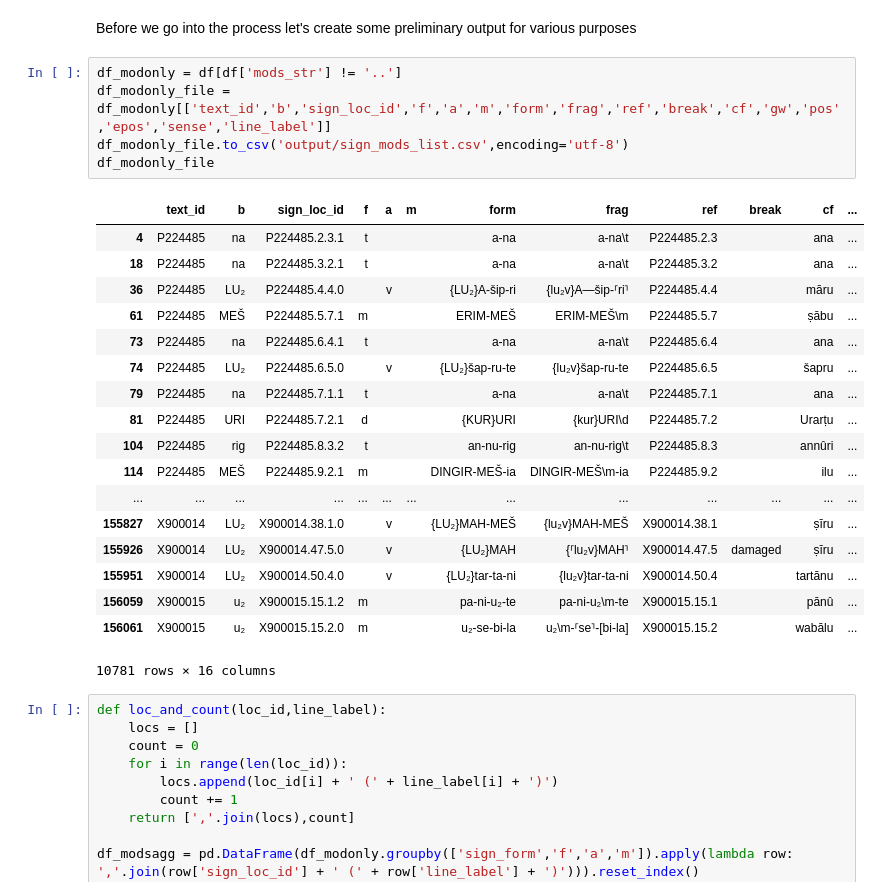
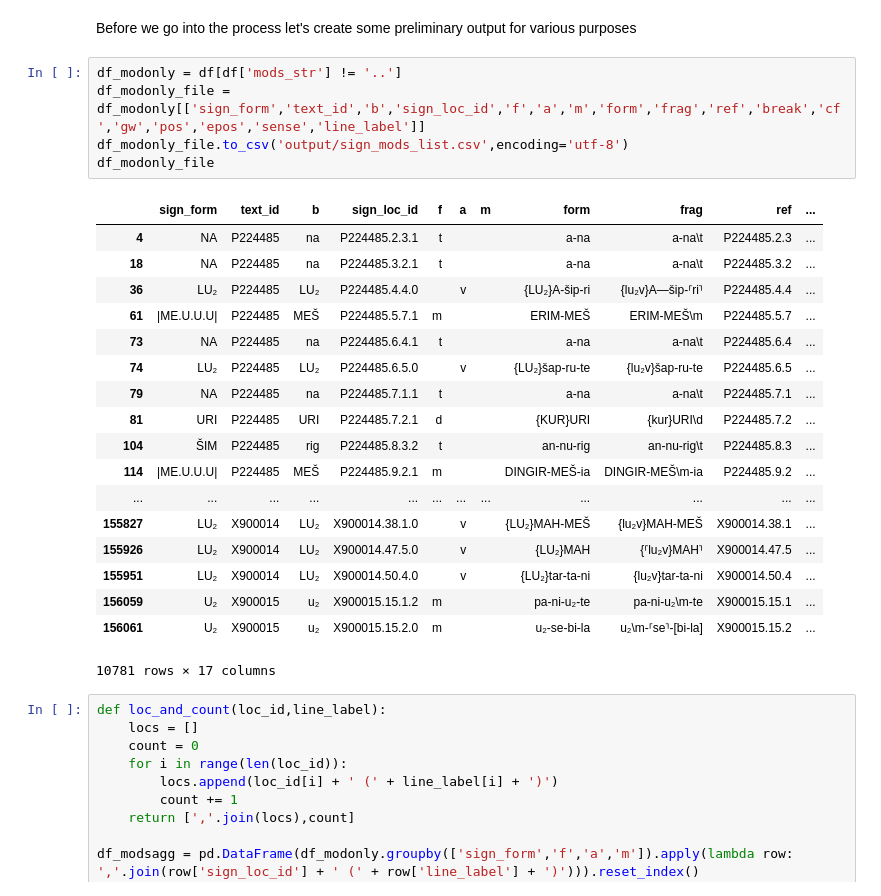
Before and after one commit to berkeleyprosopography/NA_Letters, a Jupyter notebook: jason-paleography.ipynb, the cells around one changed output. Cells and saved outputs as stored; diff of their text form.

```diff
--- a/jason-paleography.ipynb
+++ b/jason-paleography.ipynb
@@ -216,28 +216,28 @@ df
 Before we go into the process let's create some preliminary output for various purposes
 # %%
 df_modonly = df[df['mods_str'] != '..']
-df_modonly_file = df_modonly[['text_id','b','sign_loc_id','f','a','m','form','frag','ref','break','cf','gw','pos','epos','sense','line_label']]
+df_modonly_file = df_modonly[['sign_form','text_id','b','sign_loc_id','f','a','m','form','frag','ref','break','cf','gw','pos','epos','sense','line_label']]
 df_modonly_file.to_csv('output/sign_mods_list.csv',encoding='utf-8')
 df_modonly_file
 # %% [output]
-|  | text_id | b | sign_loc_id | f | a | m | form | frag | ref | break | cf | ... |
-| 4 | P224485 | na | P224485.2.3.1 | t |  |  | a-na | a-na\t | P224485.2.3 |  | ana | ... |
-| 18 | P224485 | na | P224485.3.2.1 | t |  |  | a-na | a-na\t | P224485.3.2 |  | ana | ... |
-| 36 | P224485 | LU₂ | P224485.4.4.0 |  | v |  | {LU₂}A-šip-ri | {lu₂v}A—šip-⸢ri⸣ | P224485.4.4 |  | māru | ... |
-| 61 | P224485 | MEŠ | P224485.5.7.1 | m |  |  | ERIM-MEŠ | ERIM-MEŠ\m | P224485.5.7 |  | ṣābu | ... |
-| 73 | P224485 | na | P224485.6.4.1 | t |  |  | a-na | a-na\t | P224485.6.4 |  | ana | ... |
-| 74 | P224485 | LU₂ | P224485.6.5.0 |  | v |  | {LU₂}šap-ru-te | {lu₂v}šap-ru-te | P224485.6.5 |  | šapru | ... |
-| 79 | P224485 | na | P224485.7.1.1 | t |  |  | a-na | a-na\t | P224485.7.1 |  | ana | ... |
-| 81 | P224485 | URI | P224485.7.2.1 | d |  |  | {KUR}URI | {kur}URI\d | P224485.7.2 |  | Urarṭu | ... |
-| 104 | P224485 | rig | P224485.8.3.2 | t |  |  | an-nu-rig | an-nu-rig\t | P224485.8.3 |  | annûri | ... |
-| 114 | P224485 | MEŠ | P224485.9.2.1 | m |  |  | DINGIR-MEŠ-ia | DINGIR-MEŠ\m-ia | P224485.9.2 |  | ilu | ... |
-| ... | ... | ... | ... | ... | ... | ... | ... | ... | ... | ... | ... | ... |
-| 155827 | X900014 | LU₂ | X900014.38.1.0 |  | v |  | {LU₂}MAH-MEŠ | {lu₂v}MAH-MEŠ | X900014.38.1 |  | ṣīru | ... |
-| 155926 | X900014 | LU₂ | X900014.47.5.0 |  | v |  | {LU₂}MAH | {⸢lu₂v}MAH⸣ | X900014.47.5 | damaged | ṣīru | ... |
-| 155951 | X900014 | LU₂ | X900014.50.4.0 |  | v |  | {LU₂}tar-ta-ni | {lu₂v}tar-ta-ni | X900014.50.4 |  | tartānu | ... |
-| 156059 | X900015 | u₂ | X900015.15.1.2 | m |  |  | pa-ni-u₂-te | pa-ni-u₂\m-te | X900015.15.1 |  | pānû | ... |
-| 156061 | X900015 | u₂ | X900015.15.2.0 | m |  |  | u₂-se-bi-la | u₂\m-⸢se⸣-[bi-la] | X900015.15.2 |  | wabālu | ... |
+|  | sign_form | text_id | b | sign_loc_id | f | a | m | form | frag | ref | ... |
+| 4 | NA | P224485 | na | P224485.2.3.1 | t |  |  | a-na | a-na\t | P224485.2.3 | ... |
+| 18 | NA | P224485 | na | P224485.3.2.1 | t |  |  | a-na | a-na\t | P224485.3.2 | ... |
+| 36 | LU₂ | P224485 | LU₂ | P224485.4.4.0 |  | v |  | {LU₂}A-šip-ri | {lu₂v}A—šip-⸢ri⸣ | P224485.4.4 | ... |
+| 61 | |ME.U.U.U| | P224485 | MEŠ | P224485.5.7.1 | m |  |  | ERIM-MEŠ | ERIM-MEŠ\m | P224485.5.7 | ... |
+| 73 | NA | P224485 | na | P224485.6.4.1 | t |  |  | a-na | a-na\t | P224485.6.4 | ... |
+| 74 | LU₂ | P224485 | LU₂ | P224485.6.5.0 |  | v |  | {LU₂}šap-ru-te | {lu₂v}šap-ru-te | P224485.6.5 | ... |
+| 79 | NA | P224485 | na | P224485.7.1.1 | t |  |  | a-na | a-na\t | P224485.7.1 | ... |
+| 81 | URI | P224485 | URI | P224485.7.2.1 | d |  |  | {KUR}URI | {kur}URI\d | P224485.7.2 | ... |
+| 104 | ŠIM | P224485 | rig | P224485.8.3.2 | t |  |  | an-nu-rig | an-nu-rig\t | P224485.8.3 | ... |
+| 114 | |ME.U.U.U| | P224485 | MEŠ | P224485.9.2.1 | m |  |  | DINGIR-MEŠ-ia | DINGIR-MEŠ\m-ia | P224485.9.2 | ... |
+| ... | ... | ... | ... | ... | ... | ... | ... | ... | ... | ... | ... |
+| 155827 | LU₂ | X900014 | LU₂ | X900014.38.1.0 |  | v |  | {LU₂}MAH-MEŠ | {lu₂v}MAH-MEŠ | X900014.38.1 | ... |
+| 155926 | LU₂ | X900014 | LU₂ | X900014.47.5.0 |  | v |  | {LU₂}MAH | {⸢lu₂v}MAH⸣ | X900014.47.5 | ... |
+| 155951 | LU₂ | X900014 | LU₂ | X900014.50.4.0 |  | v |  | {LU₂}tar-ta-ni | {lu₂v}tar-ta-ni | X900014.50.4 | ... |
+| 156059 | U₂ | X900015 | u₂ | X900015.15.1.2 | m |  |  | pa-ni-u₂-te | pa-ni-u₂\m-te | X900015.15.1 | ... |
+| 156061 | U₂ | X900015 | u₂ | X900015.15.2.0 | m |  |  | u₂-se-bi-la | u₂\m-⸢se⸣-[bi-la] | X900015.15.2 | ... |
-10781 rows × 16 columns
+10781 rows × 17 columns
 # %%
 def loc_and_count(loc_id,line_label):
     locs = []
```
Also changed, not shown: 1 other file.
